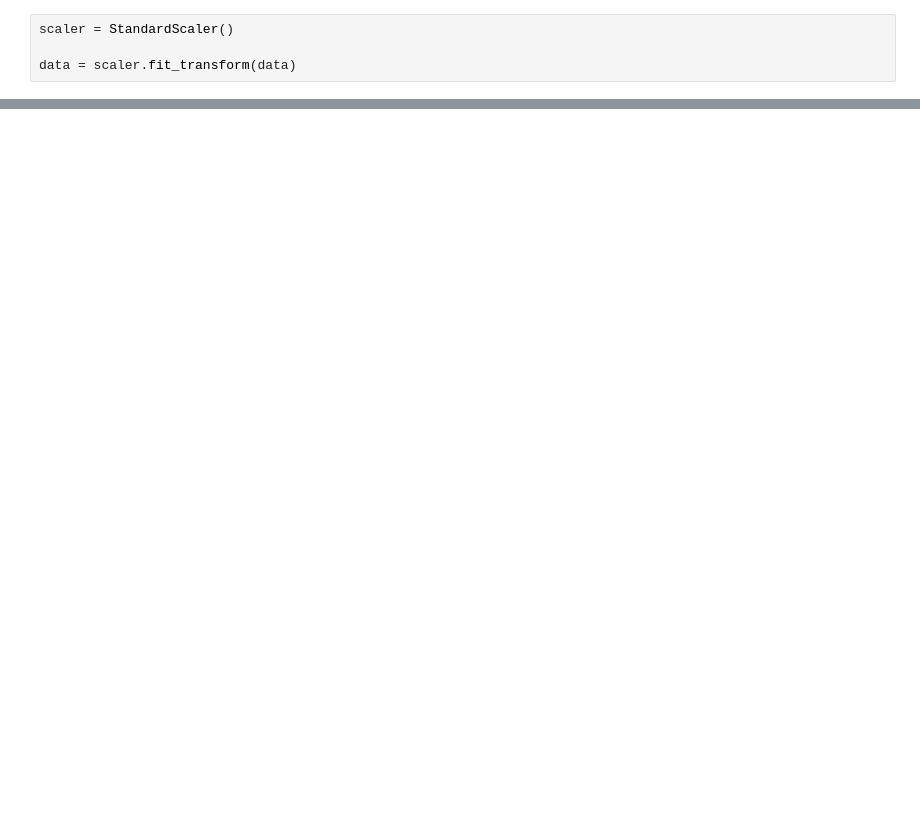
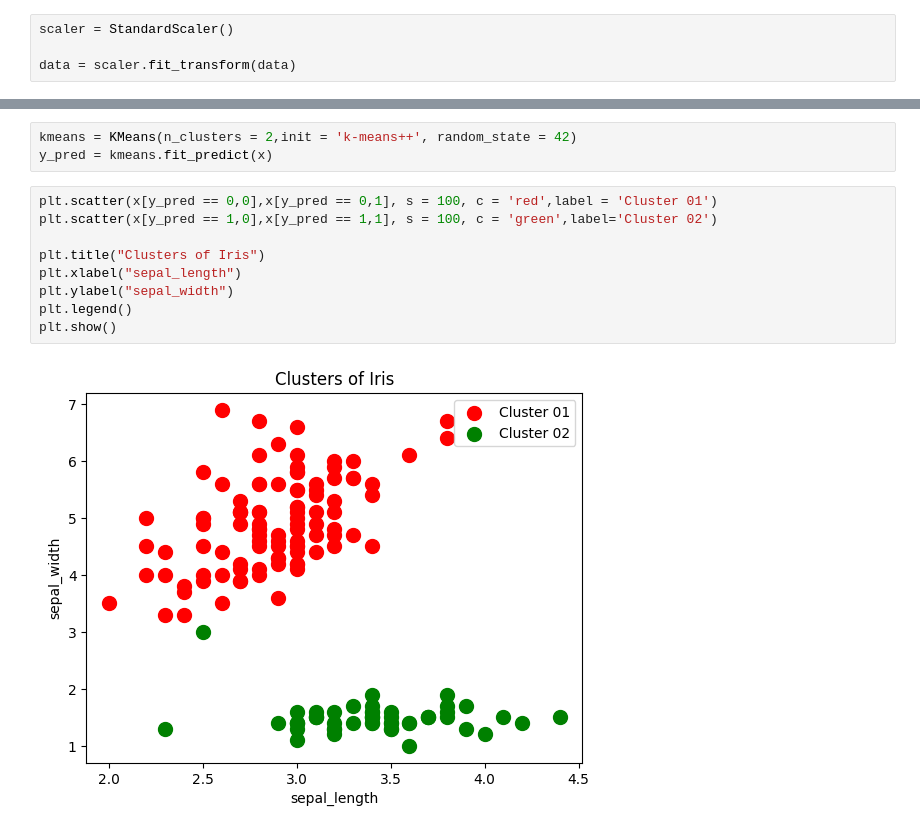
Before and after one commit to aswanthanoop/model_training, a Jupyter notebook: kmeans_2.ipynb, the cells around one changed output, grey strips where cells are left out. Drawn from its saved outputs; the diff is of its cells as text; blank space fills up the shorter version.

```diff
--- a/kmeans_2.ipynb
+++ b/kmeans_2.ipynb
@@ -55,0 +41,14 @@ for i in range(1,11):
+# %%
+kmeans = KMeans(n_clusters = 2,init = 'k-means++', random_state = 42)
+y_pred = kmeans.fit_predict(x)
+# %%
+plt.scatter(x[y_pred == 0,0],x[y_pred == 0,1], s = 100, c = 'red',label = 'Cluster 01')
+plt.scatter(x[y_pred == 1,0],x[y_pred == 1,1], s = 100, c = 'green',label='Cluster 02')
+
+plt.title("Clusters of Iris")
+plt.xlabel("sepal_length")
+plt.ylabel("sepal_width")
+plt.legend()
+plt.show()
+# %% [output]
+[figure, added]
```
Also changed, not shown: parts of 5 cells of this notebook, 2 other files.
